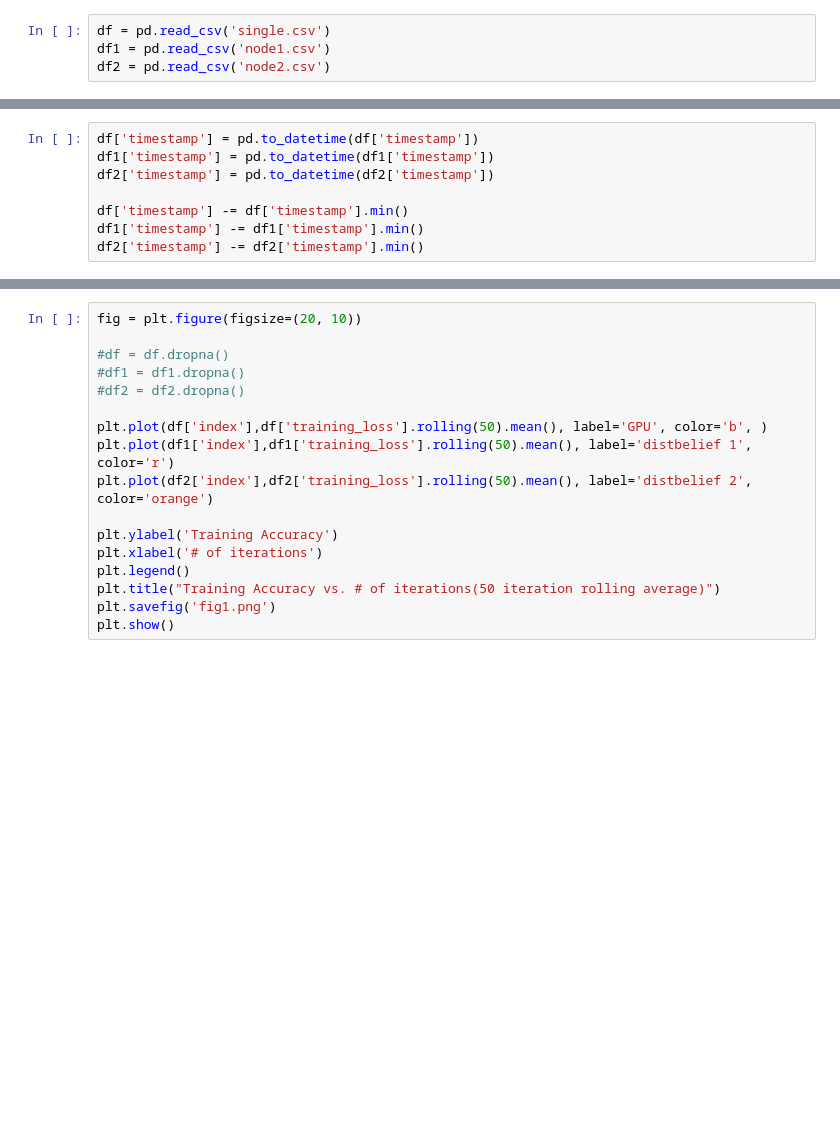
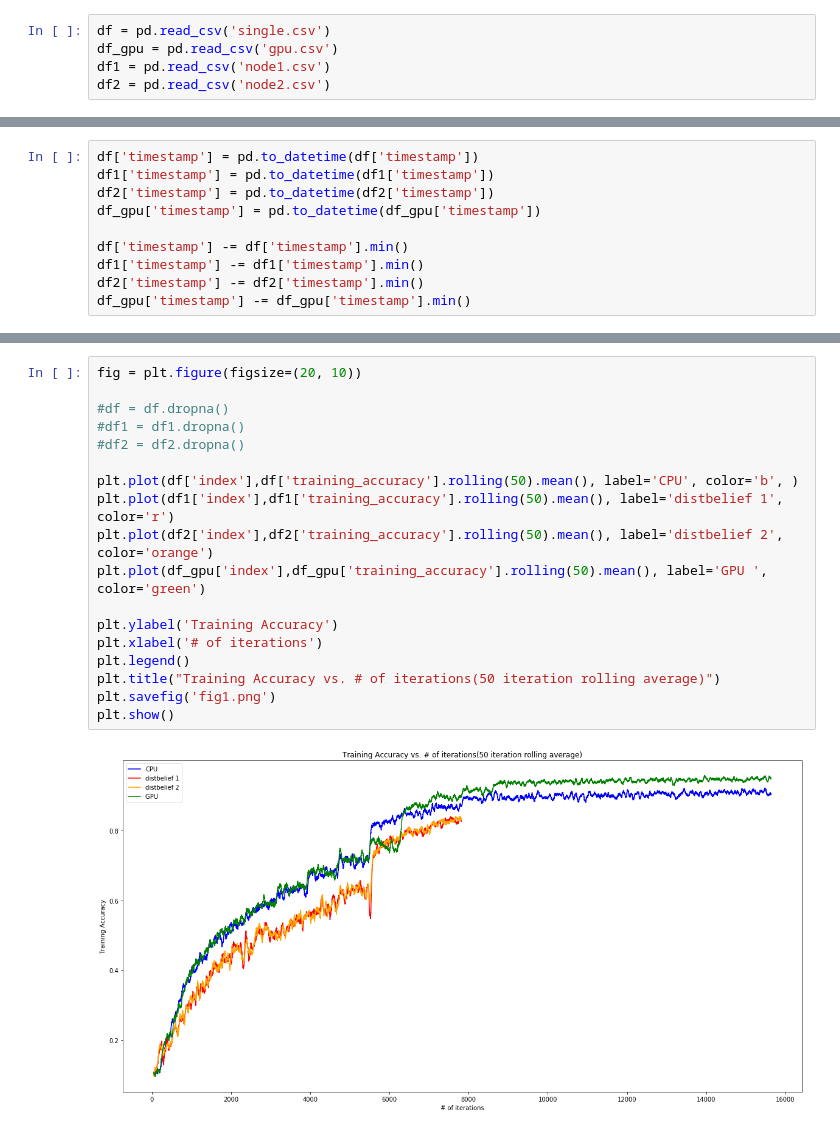
Before and after one commit to ucla-labx/distbelief, a Jupyter notebook: Analysis.ipynb, the cells around one changed output, grey strips where cells are left out. Cells and saved outputs as stored; diff of their text form; blank space fills up the shorter version.

```diff
--- a/Analysis.ipynb
+++ b/Analysis.ipynb
@@ -26,4 +4,5 @@ pkg_resources.DistributionNotFound: The 'pip==10.0.1' distribution was not found
 # %%
 df = pd.read_csv('single.csv')
+df_gpu = pd.read_csv('gpu.csv')
 df1 = pd.read_csv('node1.csv')
 df2 = pd.read_csv('node2.csv')
@@ -33,9 +10,11 @@ NameError: name 'pd' is not defined
 df['timestamp'] = pd.to_datetime(df['timestamp'])
 df1['timestamp'] = pd.to_datetime(df1['timestamp'])
 df2['timestamp'] = pd.to_datetime(df2['timestamp'])
+df_gpu['timestamp'] = pd.to_datetime(df_gpu['timestamp'])
 
 df['timestamp'] -= df['timestamp'].min()
 df1['timestamp'] -= df1['timestamp'].min()
 df2['timestamp'] -= df2['timestamp'].min()
+df_gpu['timestamp'] -= df_gpu['timestamp'].min()
 # %%
 display(df.head())
@@ -44,17 +49,20 @@ display(df2.head())
 # %%
 fig = plt.figure(figsize=(20, 10))
 
 #df = df.dropna()
 #df1 = df1.dropna()
 #df2 = df2.dropna()
 
-plt.plot(df['index'],df['training_loss'].rolling(50).mean(), label='GPU', color='b', )
-plt.plot(df1['index'],df1['training_loss'].rolling(50).mean(), label='distbelief 1', color='r')
-plt.plot(df2['index'],df2['training_loss'].rolling(50).mean(), label='distbelief 2', color='orange')
+plt.plot(df['index'],df['training_accuracy'].rolling(50).mean(), label='CPU', color='b', )
+plt.plot(df1['index'],df1['training_accuracy'].rolling(50).mean(), label='distbelief 1', color='r')
+plt.plot(df2['index'],df2['training_accuracy'].rolling(50).mean(), label='distbelief 2', color='orange')
+plt.plot(df_gpu['index'],df_gpu['training_accuracy'].rolling(50).mean(), label='GPU ', color='green')
 
 plt.ylabel('Training Accuracy')
 plt.xlabel('# of iterations')
 plt.legend()
 plt.title("Training Accuracy vs. # of iterations(50 iteration rolling average)")
 plt.savefig('fig1.png')
 plt.show()
+# %% [output]
+[figure, added]
```
Also changed, not shown: parts of 4 cells of this notebook, 3 other files.
